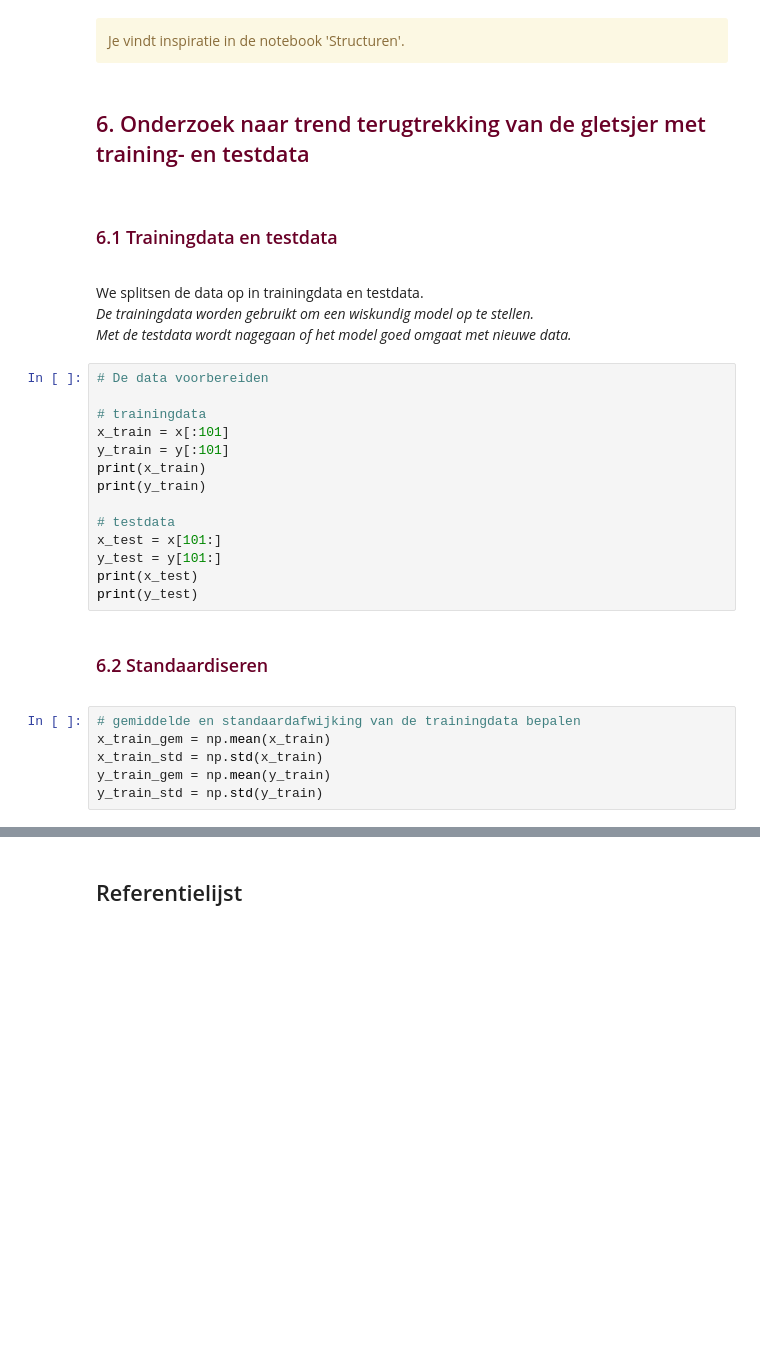
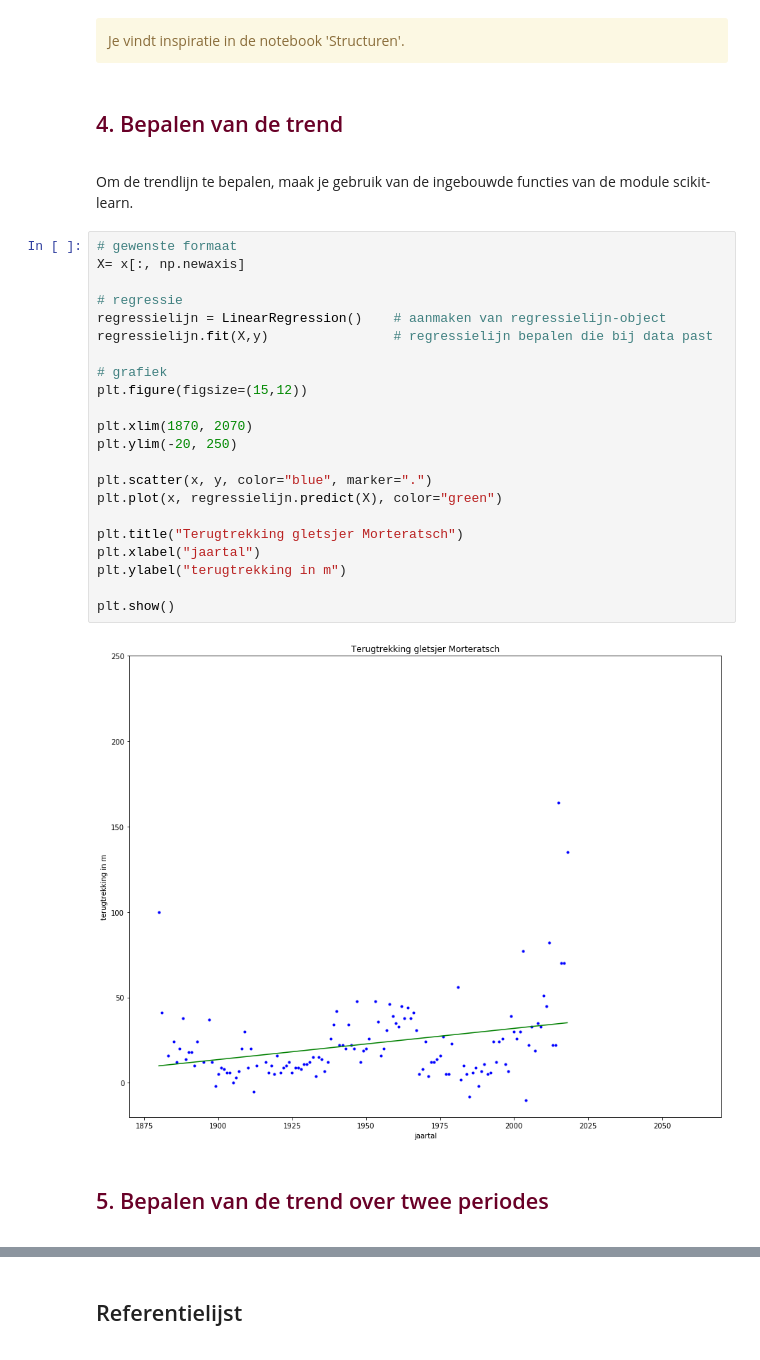
Before and after one commit to dwengovzw/KIKS, a Jupyter notebook: IntroductiePython/Morteratschgletsjer.ipynb, the cells around one changed output, grey strips where cells are left out. Drawn from its saved outputs; the diff is of its cells as text; blank space fills up the shorter version.

```diff
--- a/IntroductiePython/Morteratschgletsjer.ipynb
+++ b/IntroductiePython/Morteratschgletsjer.ipynb
@@ -147,35 +116,35 @@ Je vindt inspiratie in de notebook 'Structuren'.
 </div>
 # %% [markdown]
 <div style='color: #690027;' markdown="1">
-    <h2>6. Onderzoek naar trend terugtrekking van de gletsjer met training- en testdata</h2>
+    <h2>4. Bepalen van de trend</h2>
 </div>
+# %% [markdown]
+Om de trendlijn te bepalen, maak je gebruik van de ingebouwde functies van de module scikit-learn.
+# %%
+# gewenste formaat
+X= x[:, np.newaxis]
+
+# regressie
+regressielijn = LinearRegression()    # aanmaken van regressielijn-object
+regressielijn.fit(X,y)                # regressielijn bepalen die bij data past
+
+# grafiek
+plt.figure(figsize=(15,12))
+
+plt.xlim(1870, 2070)
+plt.ylim(-20, 250)
+
+plt.scatter(x, y, color="blue", marker=".")
+plt.plot(x, regressielijn.predict(X), color="green")
+
+plt.title("Terugtrekking gletsjer Morteratsch")
+plt.xlabel("jaartal")
+plt.ylabel("terugtrekking in m")
+
+plt.show()
+# %% [output]
+[figure, added]
 # %% [markdown]
 <div style='color: #690027;' markdown="1">
-    <h3>6.1 Trainingdata en testdata</h3>
+    <h2>5. Bepalen van de trend over twee periodes</h2>
 </div>
-# %% [markdown]
-We splitsen de data op in trainingdata en testdata.<br> *De trainingdata worden gebruikt om een wiskundig model op te stellen. <br>Met de testdata wordt nagegaan of het model goed omgaat met nieuwe data.*
-# %%
-# De data voorbereiden
-
-# trainingdata
-x_train = x[:101]
-y_train = y[:101]
-print(x_train)
-print(y_train)
-
-# testdata
-x_test = x[101:]
-y_test = y[101:]
-print(x_test)
-print(y_test)
-# %% [markdown]
-<div style='color: #690027;' markdown="1">
-    <h3>6.2 Standaardiseren</h3>
-</div>
-# %%
-# gemiddelde en standaardafwijking van de trainingdata bepalen
-x_train_gem = np.mean(x_train)
-x_train_std = np.std(x_train)
-y_train_gem = np.mean(y_train)
-y_train_std = np.std(y_train)
```
Also changed, not shown: parts of 35 cells of this notebook.
